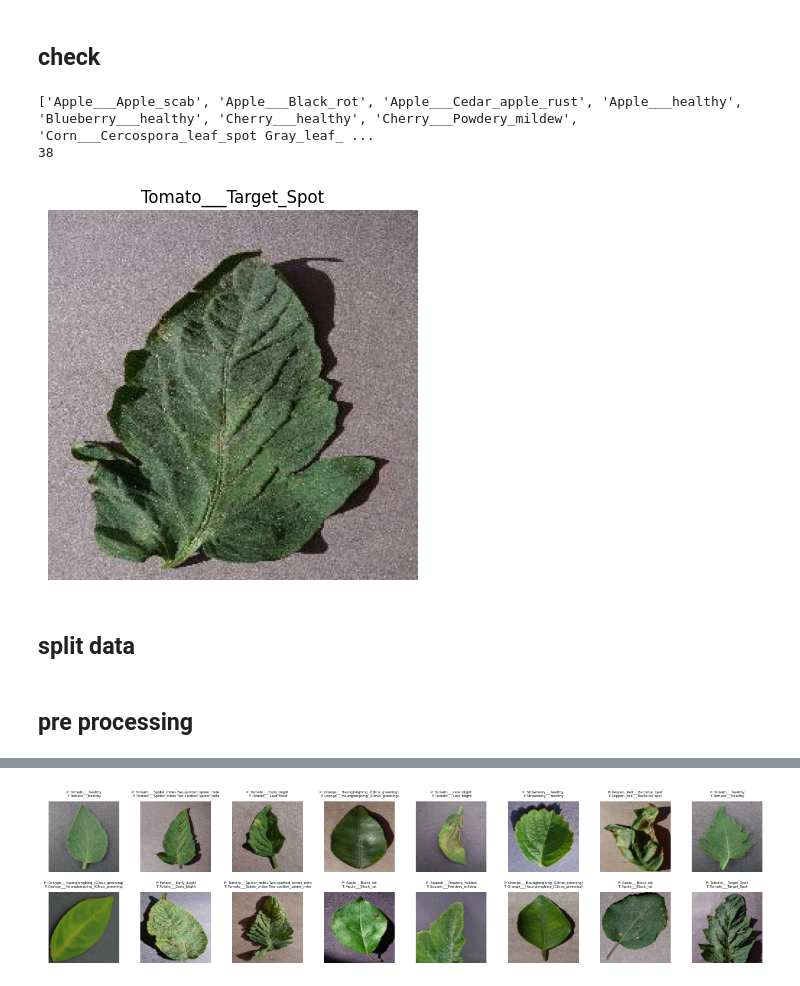
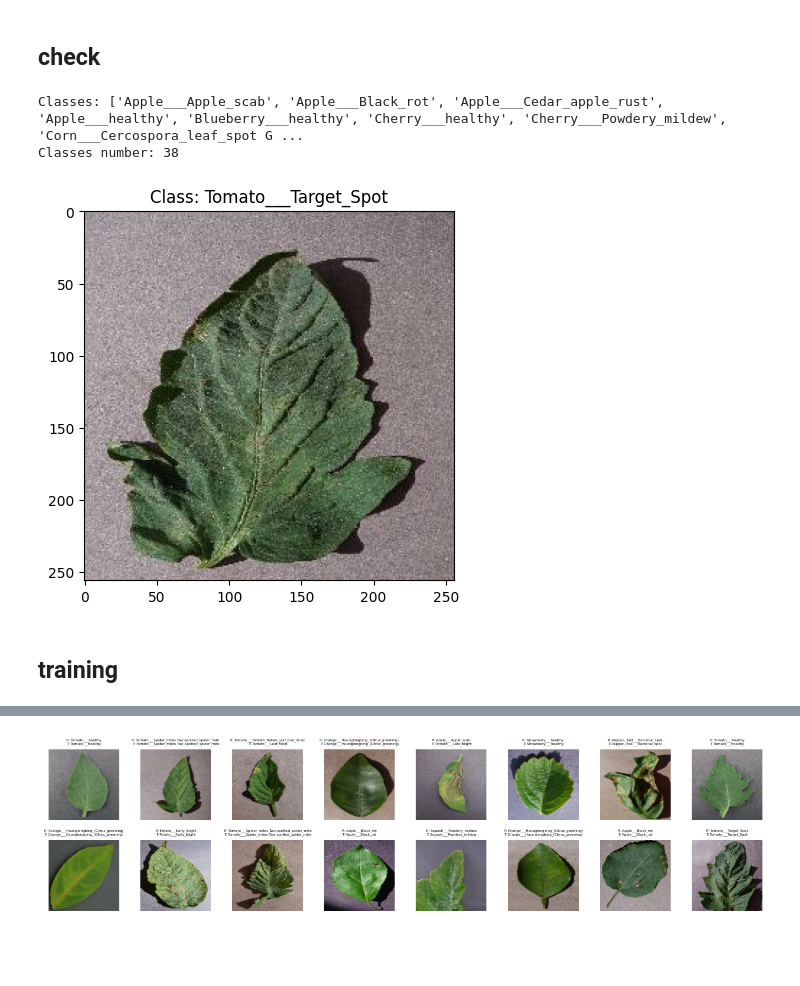
Before and after one commit to gai2da/plant-health-monitor, a Jupyter notebook: plant_disease_model.ipynb, the cells around one changed output, grey strips where cells are left out. Saved outputs shown, nothing was run; the diff lists cells and outputs as text; code cells hidden in the pictures; blank space fills up the shorter version.

```diff
--- a/plant_disease_model.ipynb
+++ b/plant_disease_model.ipynb
@@ -17,23 +32,23 @@ val_dataset = val_dataset.map(preprocess).batch(BATCH_SIZE).prefetch(tf.data.AUT
 # %% [markdown]
 ## check
-# %%
-print(info.features['label'].names)
-print(len(info.features['label'].names))
-# %% [output]
-['Apple___Apple_scab', 'Apple___Black_rot', 'Apple___Cedar_apple_rust', 'Apple___healthy', 'Blueberry___healthy', 'Cherry___healthy', 'Cherry___Powdery_mildew', 'Corn___Cercospora_leaf_spot Gray_leaf_ ...
-38
-# %%
-import matplotlib.pyplot as plt
-
-for image, label in train_dataset.take(1):
-    plt.imshow(image)
-    plt.title(info.features['label'].int2str(label))
-    plt.axis('off')
-    plt.show()
-# %% [output]
-[figure, removed]
-# %% [markdown]
-## split data
-# %% [markdown]
-## pre processing
+# %%
+
+# Load dataset
+dataset, info = tfds.load('plant_village', split='train', as_supervised=True, with_info=True)
+
+# Get class names
+class_names = info.features['label'].names
+print("Classes:", class_names)
+print("Classes number:", len(class_names))
+# example
+for image, label in dataset.take(1):
+    plt.imshow(image)
+    plt.title(f"Class: {class_names[label.numpy()]}")
+    plt.show()
+# %% [output]
+Classes: ['Apple___Apple_scab', 'Apple___Black_rot', 'Apple___Cedar_apple_rust', 'Apple___healthy', 'Blueberry___healthy', 'Cherry___healthy', 'Cherry___Powdery_mildew', 'Corn___Cercospora_leaf_spot G ...
+Classes number: 38
+[figure, added]
+# %% [markdown]
+## training
 # %%
```
Also changed, not shown: parts of 15 cells of this notebook.
